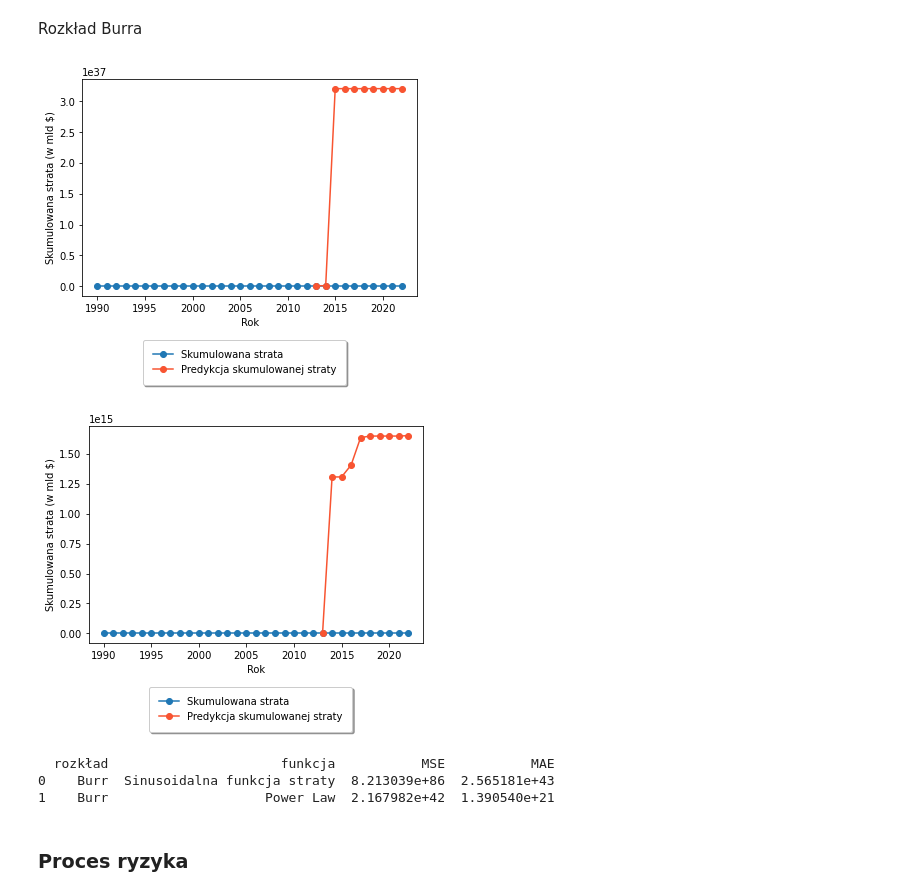
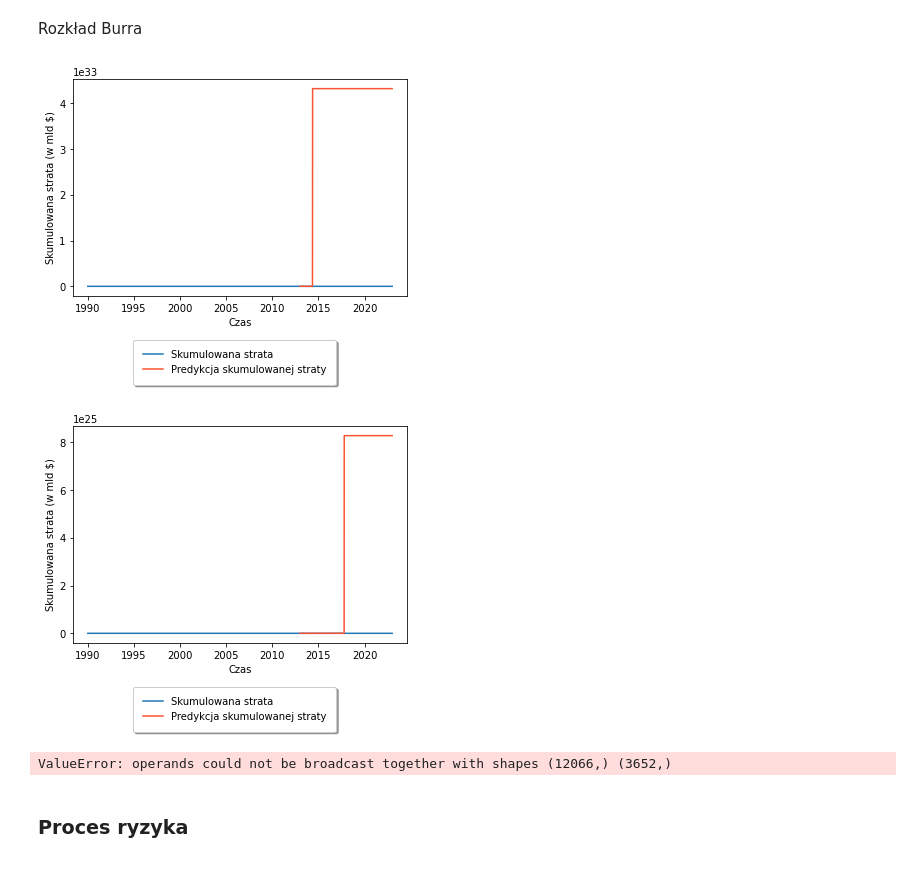
Before and after one commit to ndzadz/mgr, a Jupyter notebook: Symulacje.ipynb, the cells around one changed output. Saved outputs shown, nothing was run; the diff lists cells and outputs as text; code cells hidden in the pictures.

```diff
--- a/Symulacje.ipynb
+++ b/Symulacje.ipynb
@@ -412,0 +138,2 @@ print(pd.DataFrame
+# %%
+power_law_params = scipy.optimize.curve_fit(cum_power_law_int_fun, xdata = t_train, ydata = N_train["Ind"])[0]
@@ -412,0 +154,2 @@ print(pd.DataFrame
+# %%
+N_power_law = nhpp(power_law_int_fun, power_law_params, len(np.floor(T_test['t']).unique())+1)
@@ -426,3 +239,25 @@ cum_loss_test = loss_test.cumsum()
+# %%
+def loss_pred(t, n, damages, t_index):
+    """
+    Funkcja generuje proces dla zaobserwowanych zdarzeń.
+
+    Argumenty:
+        t: array
+            Przestrzeń czasów
+        n: array
+            Zaobserowane czasy zdarzenia
+        damages: array
+            Straty
+        t_index: array
+            Pożądane indeksy
+    Zwraca:
+        pandas.Series
+            Tablica czasów.
+    """
+    df = pd.DataFrame({'t':n, 'damages':damages}).set_index('t')
+    counts = [sum([1 for x in n if x <= y]) for y in t]
+    values = [sum([df['damages'][x] for x in n if x <= y]) for y in t]
+    return(pd.DataFrame({'n' : counts, 'damages': values}, index = t_index))
 # %% [markdown]
 Rozkład wykładniczy
 # %%
@@ -481,8 +316,8 @@ cum_loss_sin_burr = loss_sin_burr.cumsum()
 # %%
 #Funkcja intensywności typu Power Law
 
-loss_power_law_burr = pd.DataFrame({"n":n_pred_power_law, "Damages":[np.sum(stats.burr12.rvs(c=burr_c,d=burr_k,size=np.sum(int(n_pred_power_law[i])))) for i in range(2013,2023)]})
-cum_loss_power_law_burr = loss_power_law_burr.cumsum()
+damages_power_law_burr = np.array([stats.burr12.rvs(c=burr_c,d=burr_k,size=1) for i in range(len(N_power_law[1]))]).flatten()
+cum_loss_power_law_burr = loss_pred(t_test,N_power_law[1],damages_power_law_burr, T_test['t'])
 # %% [markdown]
 ### Symulacja strat
 # %% [markdown]
@@ -650,27 +499,31 @@ Rozkład Burra
 # %%
 #Sinusoidalna funkcja intensywności
 
-plt.plot(cum_loss_full["Damages"]/1e6, linestyle= '-',marker='o')
-plt.plot((cum_loss_sin_burr["Damages"]+cum_loss_full["Damages"][2012])/1e6, linestyle= '-',marker='o',color="#f85431")
-plt.xlabel("Rok")
+plt.plot(cum_loss_full["damages"]/1e6, linestyle= '-')
+plt.plot((cum_loss_sin_burr["damages"]+float(cum_loss_train.tail(1)['damages']))/1e6, linestyle= '-',color="#f85431")
+
+plt.xlabel("Czas")
 plt.ylabel("Skumulowana strata (w mld $)")
 plt.figlegend(['Skumulowana strata','Predykcja skumulowanej straty'],loc='lower center', fancybox=True, framealpha=1, shadow=True, borderpad=1,bbox_to_anchor=(0.5, -0.2))
-plt.savefig("C:\\Users\\ndzad\\Dropbox\\MINI\\Magisterka\\repo\\mgr\\Rysunki\\cum_loss_burr_sin.pdf",bbox_inches='tight')
+
+#plt.savefig("C:\\Users\\ndzad\\Dropbox\\MINI\\Magisterka\\repo\\mgr\\Rysunki\\cum_loss_burr_sin.pdf",bbox_inches='tight')
 plt.show()
 # %% [output]
-[figure, old version]
+[figure, new version]
 # %%
-#Funkcja intensywności typu Power Law
+#Funkcja intensywności Power Law
 
-plt.plot(cum_loss_full["Damages"]/1e6, linestyle= '-',marker='o')
-plt.plot((cum_loss_power_law_burr["Damages"]+cum_loss_full["Damages"][2012])/1e6, linestyle= '-',marker='o',color="#f85431")
-plt.xlabel("Rok")
+plt.plot(cum_loss_full["damages"]/1e6, linestyle= '-')
+plt.plot((cum_loss_power_law_burr["damages"]+float(cum_loss_train.tail(1)['damages']))/1e6, linestyle= '-',color="#f85431")
+
+plt.xlabel("Czas")
 plt.ylabel("Skumulowana strata (w mld $)")
 plt.figlegend(['Skumulowana strata','Predykcja skumulowanej straty'],loc='lower center', fancybox=True, framealpha=1, shadow=True, borderpad=1,bbox_to_anchor=(0.5, -0.2))
-plt.savefig("C:\\Users\\ndzad\\Dropbox\\MINI\\Magisterka\\repo\\mgr\\Rysunki\\cum_loss_burr_power_law.pdf",bbox_inches='tight')
+
+#plt.savefig("C:\\Users\\ndzad\\Dropbox\\MINI\\Magisterka\\repo\\mgr\\Rysunki\\cum_loss_burr_power_law.pdf",bbox_inches='tight')
 plt.show()
 # %% [output]
-[figure, old version]
+[figure, new version]
 # %%
 # Wyniki
 
@@ -678,13 +531,11 @@ print(pd.DataFrame
 ({
     'rozkład':['Burr','Burr'],
     'funkcja':['Sinusoidalna funkcja straty','Power Law'],
-    'MSE':["{:e}".format(MSE(cum_loss_test["Damages"],cum_loss_sin_burr["Damages"])),"{:e}".format(MSE(cum_loss_test["Damages"],cum_loss_power_law_burr["Damages"]))],
-    'MAE':["{:e}".format(MAE(cum_loss_test["Damages"],cum_loss_sin_burr["Damages"])),"{:e}".format(MAE(cum_loss_test["Damages"],cum_loss_power_law_burr["Damages"]))]
+    'MSE':["{:e}".format(MSE(cum_loss_test["damages"],cum_loss_sin_burr["damages"])),"{:e}".format(MSE(cum_loss_test["damages"],cum_loss_power_law_burr["damages"]))],
+    'MAE':["{:e}".format(MAE(cum_loss_test["damages"],cum_loss_sin_burr["damages"])),"{:e}".format(MAE(cum_loss_test["damages"],cum_loss_power_law_burr["damages"]))]
 }))
 # %% [output]
-  rozkład                      funkcja           MSE           MAE
-0    Burr  Sinusoidalna funkcja straty  8.213039e+86  2.565181e+43
-1    Burr                    Power Law  2.167982e+42  1.390540e+21
+ValueError: operands could not be broadcast together with shapes (12066,) (3652,)
 # %% [markdown]
 ### Proces ryzyka
 # %%
```
Also changed, not shown: parts of 89 cells of this notebook, 7 other files.
